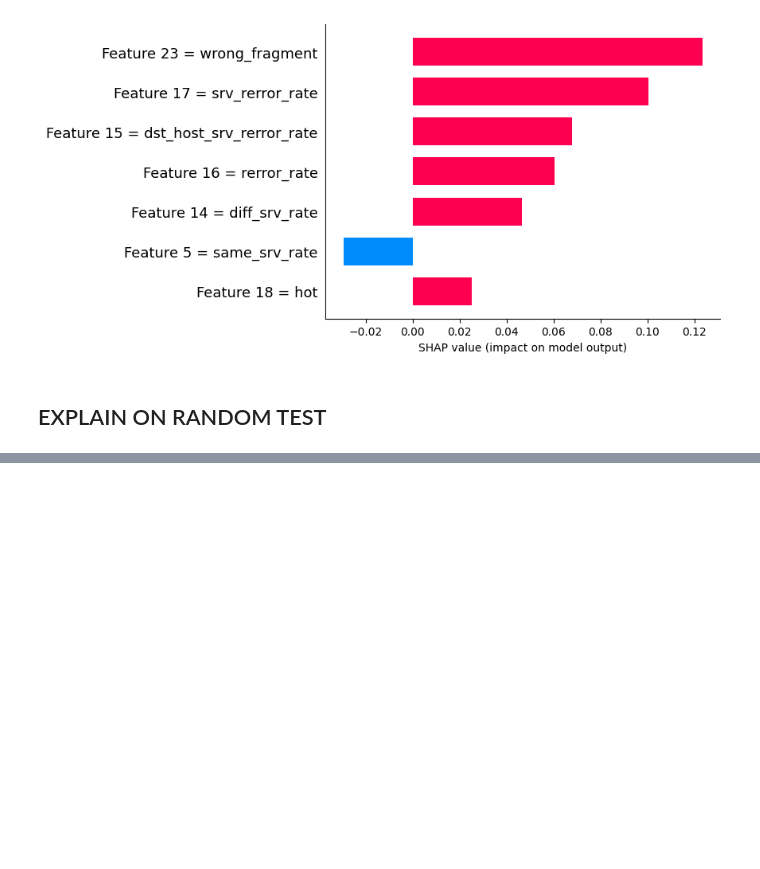
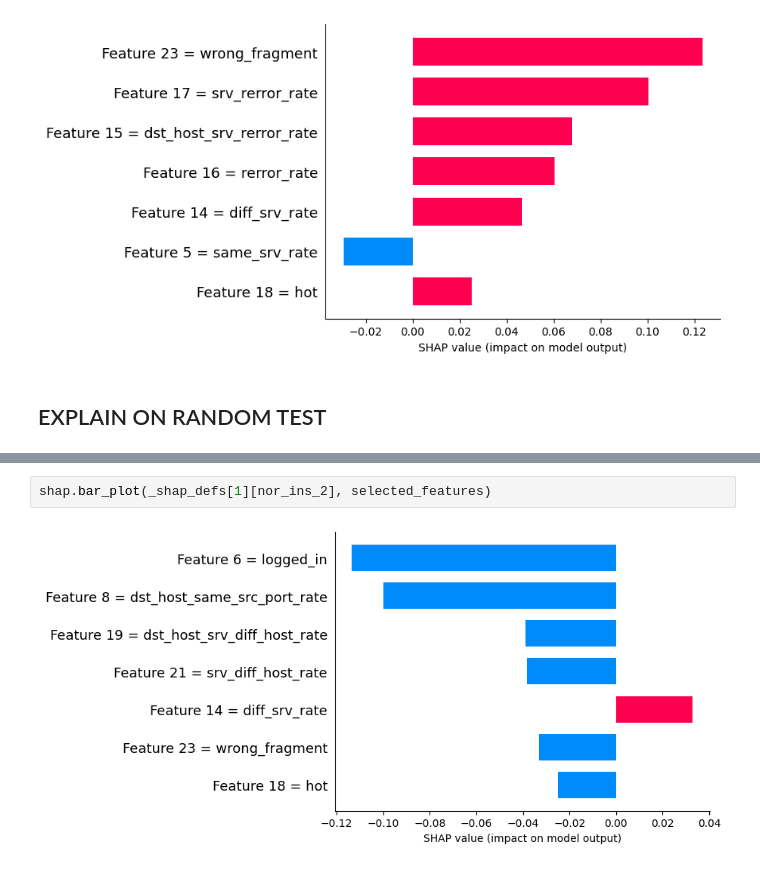
Before and after one commit to zauzooz/DNN_SHAP_AE, a Jupyter notebook: NSL-KDD-defense.ipynb, the cells around one changed output, grey strips where cells are left out. Drawn from its saved outputs; the diff is of its cells as text; blank space fills up the shorter version.

```diff
--- a/NSL-KDD-defense.ipynb
+++ b/NSL-KDD-defense.ipynb
@@ -325,0 +381,4 @@ print(f"Number sub samples of defense test: {len(defs_x)}")
+# %%
+shap.bar_plot(_shap_defs[1][nor_ins_2], selected_features)
+# %% [output]
+[figure, added]
```
Also changed, not shown: parts of 12 cells of this notebook.
